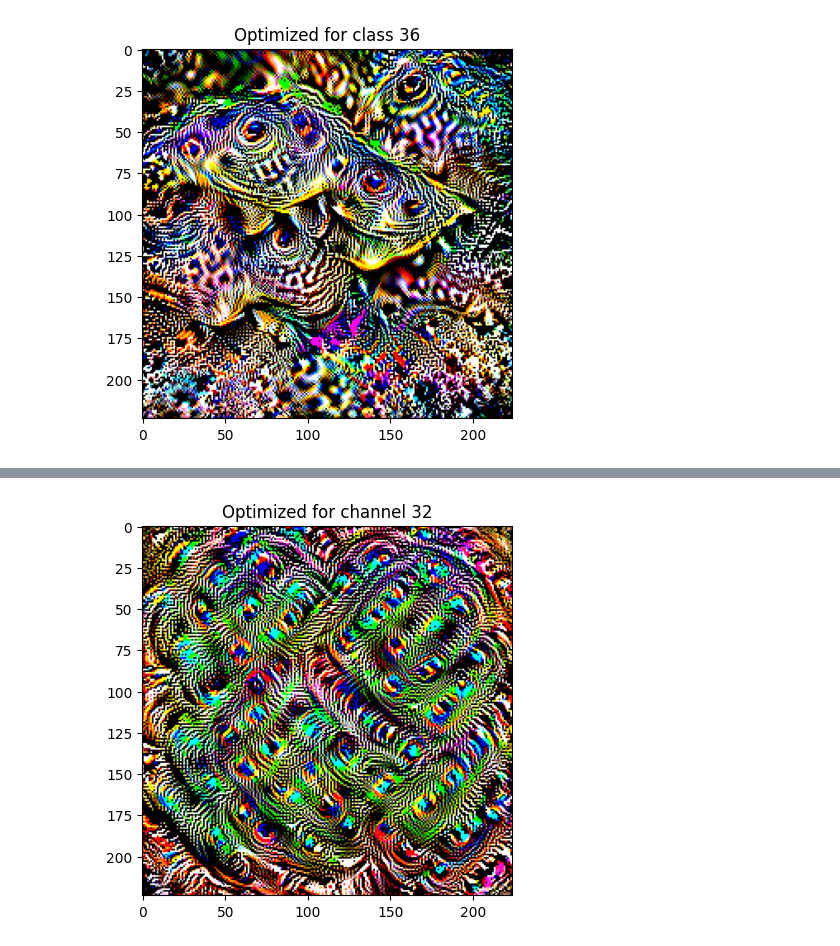
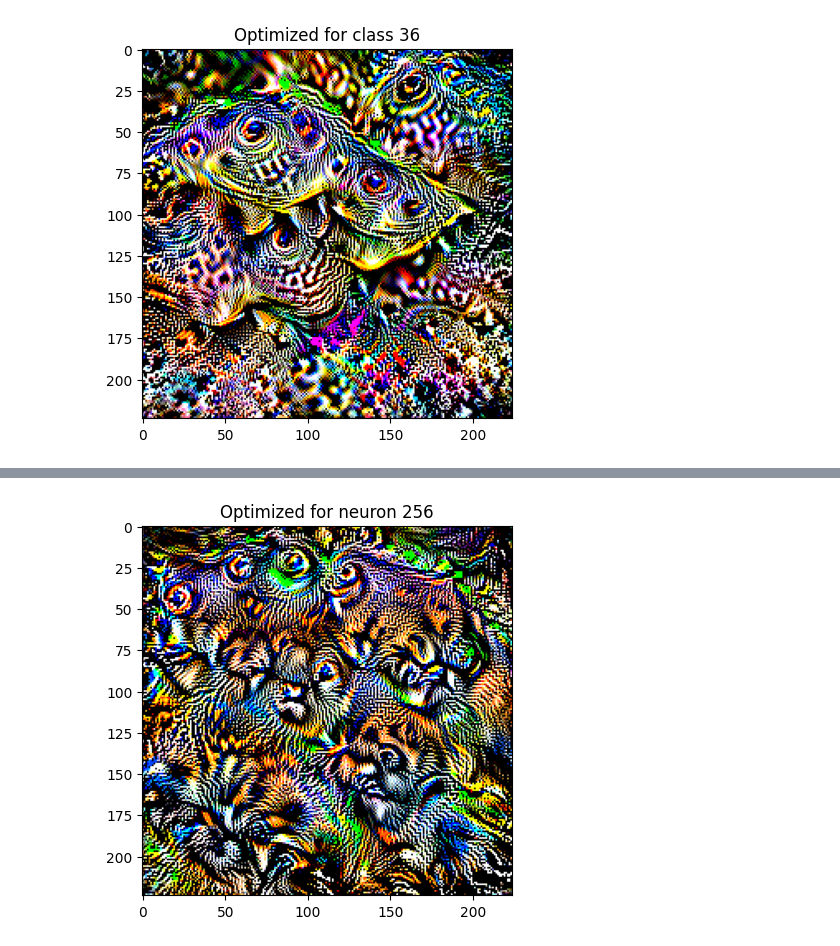
Before and after one commit to oliveryun11/feat-viz, a Jupyter notebook: feat_viz_alexnet.ipynb, the cells around one changed output, grey strips where cells are left out. Drawn from its saved outputs; the diff is of its cells as text; code cells hidden in the pictures.

```diff
--- a/feat_viz_alexnet.ipynb
+++ b/feat_viz_alexnet.ipynb
@@ -10,8 +10,10 @@ IMG_HEIGHT, IMG_WIDTH = 224, 224
 JITTER_PX = 16
 SCALE_FACTOR = 0.2
 
-OPTIM_CHANNEL = 32
+OPTIM_CONV_LAYER = 0
+OPTIM_CHANNEL = 4
 
+OPTIM_LIN_LAYER = 1
 OPTIM_NODE = 256
 # %%
 # Imports and Model
@@ -278,7 +278,7 @@ def wrapper(name):
     activation[name] = output
   return hook
 
-conv_indices = [0, 3, 6, 8, 10]
+conv_indices = [0, 3, 6, 8, 10, 11]
 for i in conv_indices:
   model.features[i].register_forward_hook(wrapper("features-" + str(i)))
 
@@ -286,7 +286,7 @@ linear_indices = [1, 4]
 for i in linear_indices:
   model.classifier[i].register_forward_hook(wrapper("classifier-"+str(i)))
 # %%
-# Convolution Index 0
+# Convolutions
 
 image = torch.rand((1, 3, IMG_HEIGHT, IMG_WIDTH), requires_grad = True)
 optimizer = torch.optim.Adam([image], lr = LEARNING_RATE)
@@ -319,7 +319,7 @@ for i in range(NUM_ITER):
   preprocessed_image = preprocess(transformed_image)
 
   out = model(preprocessed_image)
-  feature_map = activation["features-0"][0, OPTIM_CHANNEL, :, :]
+  feature_map = activation["features-"+str(OPTIM_CONV_LAYER)][0, OPTIM_CHANNEL, :, :]
 
   loss = -torch.mean(feature_map)
   loss.backward()
@@ -358,5 +338,5 @@ Iteration 2000/2048: Loss: -8.708053588867188
 # %%
-# Convolution Index 10
+ # Linear
 
 image = torch.rand((1, 3, IMG_HEIGHT, IMG_WIDTH), requires_grad = True)
 optimizer = torch.optim.Adam([image], lr = LEARNING_RATE)
@@ -389,7 +369,7 @@ for i in range(NUM_ITER):
   preprocessed_image = preprocess(transformed_image)
 
   out = model(preprocessed_image)
-  feature_map = activation["features-10"][0, OPTIM_CHANNEL, :, :]
+  feature_map = activation["classifier-" + str(OPTIM_LIN_LAYER)][0, OPTIM_NODE]
 
   loss = -torch.mean(feature_map)
   loss.backward()
@@ -401,6 +381,6 @@ for i in range(NUM_ITER):
 final_image = image.detach().clone()
 final_corr_image = correlate_image(final_image).squeeze(0)
 plt.imshow(TF.to_pil_image(final_corr_image))
-plt.title(f"Optimized for channel {OPTIM_CHANNEL}")
+plt.title(f"Optimized for neuron {OPTIM_NODE}")
 plt.show()
 # %% [output]
@@ -427 +407 @@ Iteration 2000/2048: Loss: -105.06047821044922
-[figure, old version]
+[figure, new version]
```
Also changed, not shown: parts of 8 cells of this notebook.
